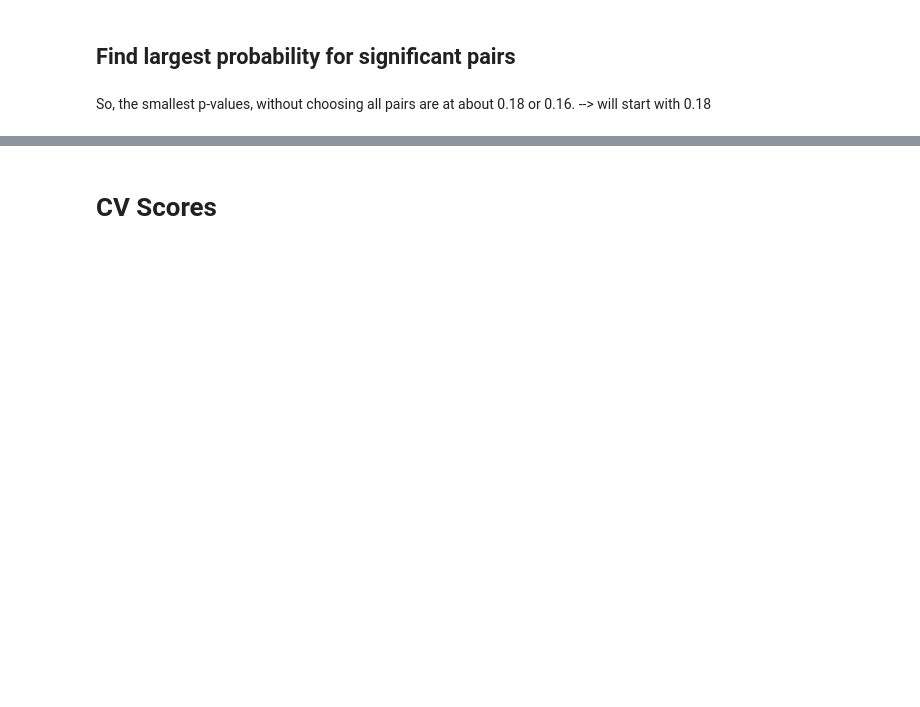
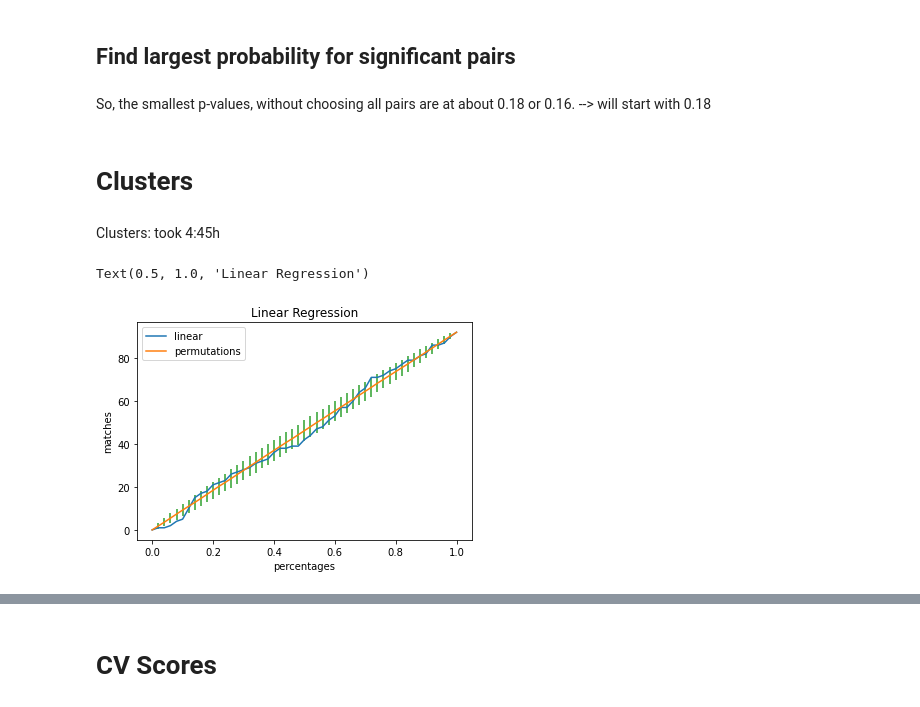
Before and after one commit to antschum/thesis, a Jupyter notebook: GeneAnalysis.ipynb, the cells around one changed output, grey strips where cells are left out. Cells and saved outputs as stored; diff of their text form; code cells hidden in the pictures; blank space fills up the shorter version.

Commit message:
linear clusters

```diff
--- a/GeneAnalysis.ipynb
+++ b/GeneAnalysis.ipynb
@@ -179,3 +195,24 @@ ax.set_title('rf Regression')
 sorted(list(zip(pca_p_values, percentages))[1:])
 # %% [markdown]
 So, the smallest p-values, without choosing all pairs are at about 0.18 or 0.16. --> will start with 0.18
+# %% [markdown]
+# Clusters
+# %% [markdown]
+Clusters: took 4:45h
+# %%
+# import results from linear model
+linear_permut160_00 = pd.read_pickle('linearCluster/cluster_0/permutations.pkl')
+
+linear_count160_00 = pd.DataFrame(pd.read_pickle('linearCluster/cluster_0/count.pkl'), columns = ['matches'])
+linear_permut160_00['percentages'], linear_count160_00['percentages']=percentages, percentages
+
+linear_p_values_00, linear_z_scores_00 = get_pvalue(count = linear_count160_00, permut = linear_permut160_00)
+# %%
+ax = sns.lineplot(data = linear_count160_00, x='percentages', y = 'matches',label='linear')
+ax = sns.lineplot(data = linear_permut160_00, x ='percentages', y = 'mean', label='permutations')
+ax.errorbar(linear_permut160_00['percentages'], linear_permut160_00['mean'], yerr=linear_permut160_00['std'], fmt=' ', zorder=-1)
+ax.legend()
+ax.set_title('Linear Regression')
+# %% [output]
+Text(0.5, 1.0, 'Linear Regression')
+[figure, added]
```
Also changed, not shown: parts of 15 cells of this notebook, 4 other files.
